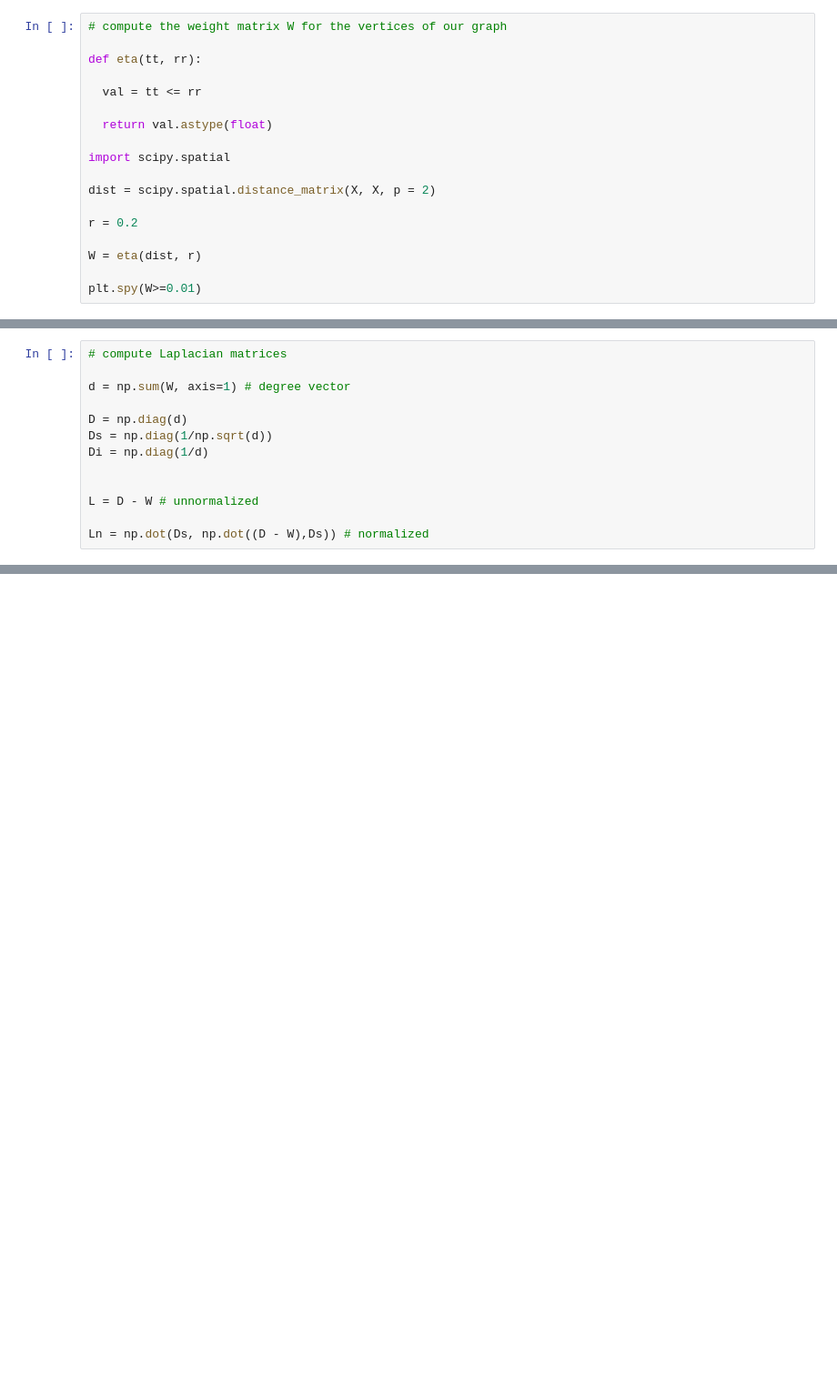
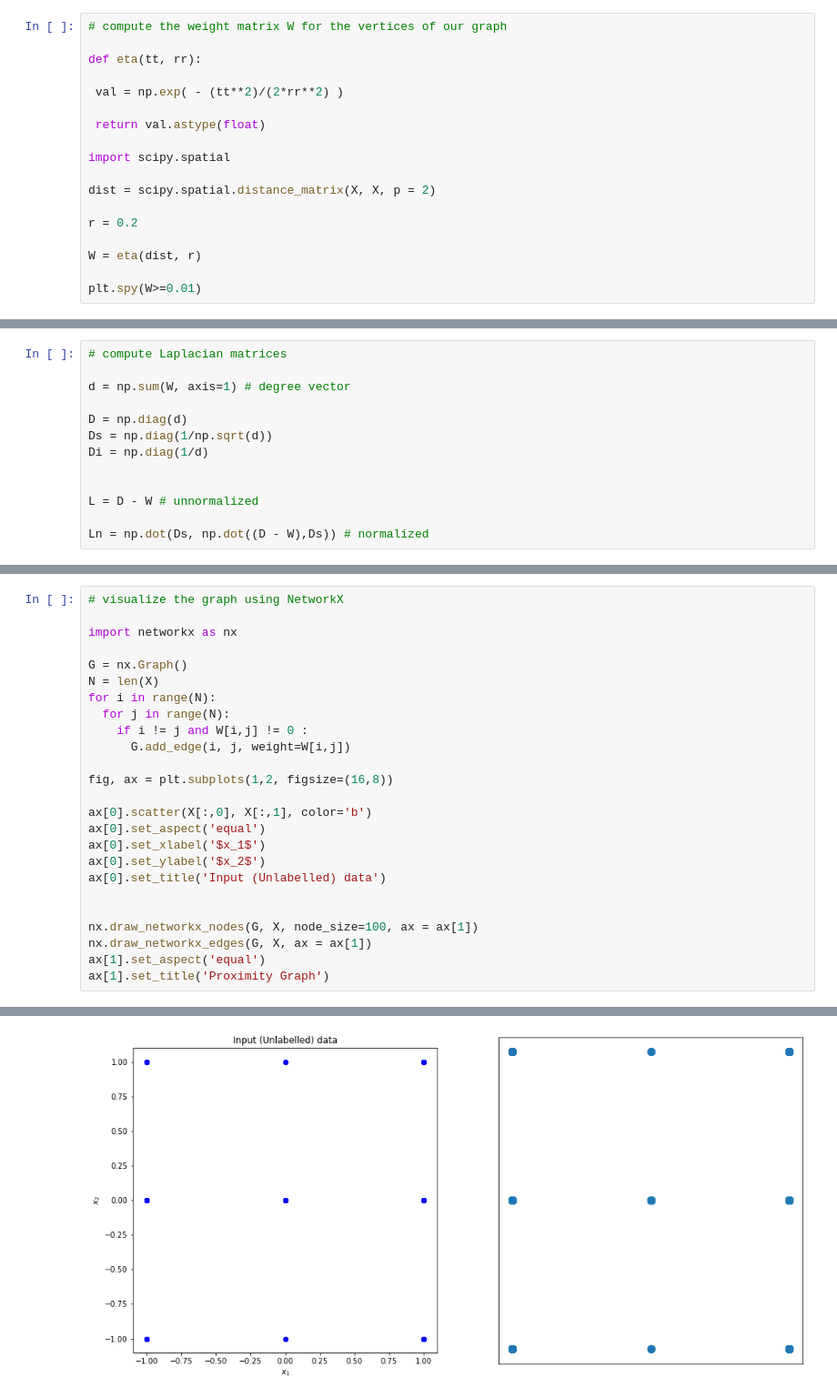
Before and after one commit to NSC508/AMATH-482, a Jupyter notebook: Homework Assignments/Homework 4/HW4.ipynb, the cells around one changed output, grey strips where cells are left out. Shown at 91% size. Cells and saved outputs as stored; diff of their text form; blank space fills up the shorter version.

```diff
--- a/Homework Assignments/Homework 4/HW4.ipynb
+++ b/Homework Assignments/Homework 4/HW4.ipynb
@@ -67,9 +68,9 @@ print(X)
 
 def eta(tt, rr):
 
-  val = tt <= rr
+ val = np.exp( - (tt**2)/(2*rr**2) )
 
-  return val.astype(float)
+ return val.astype(float)
 
 import scipy.spatial
 
@@ -135,0 +154,26 @@ print(q1)
+# %%
+# visualize the graph using NetworkX
+
+import networkx as nx
+
+G = nx.Graph()
+N = len(X)
+for i in range(N):
+  for j in range(N):
+    if i != j and W[i,j] != 0 :
+      G.add_edge(i, j, weight=W[i,j])
+
+fig, ax = plt.subplots(1,2, figsize=(16,8))
+
+ax[0].scatter(X[:,0], X[:,1], color='b')
+ax[0].set_aspect('equal')
+ax[0].set_xlabel('$x_1$')
+ax[0].set_ylabel('$x_2$')
+ax[0].set_title('Input (Unlabelled) data')
+
+
+nx.draw_networkx_nodes(G, X, node_size=100, ax = ax[1])
+nx.draw_networkx_edges(G, X, ax = ax[1])
+ax[1].set_aspect('equal')
+ax[1].set_title('Proximity Graph')
+# %% [output]
@@ -135,0 +181 @@ print(q1)
+[figure, added]
```
Also changed, not shown: parts of 7 cells of this notebook.
